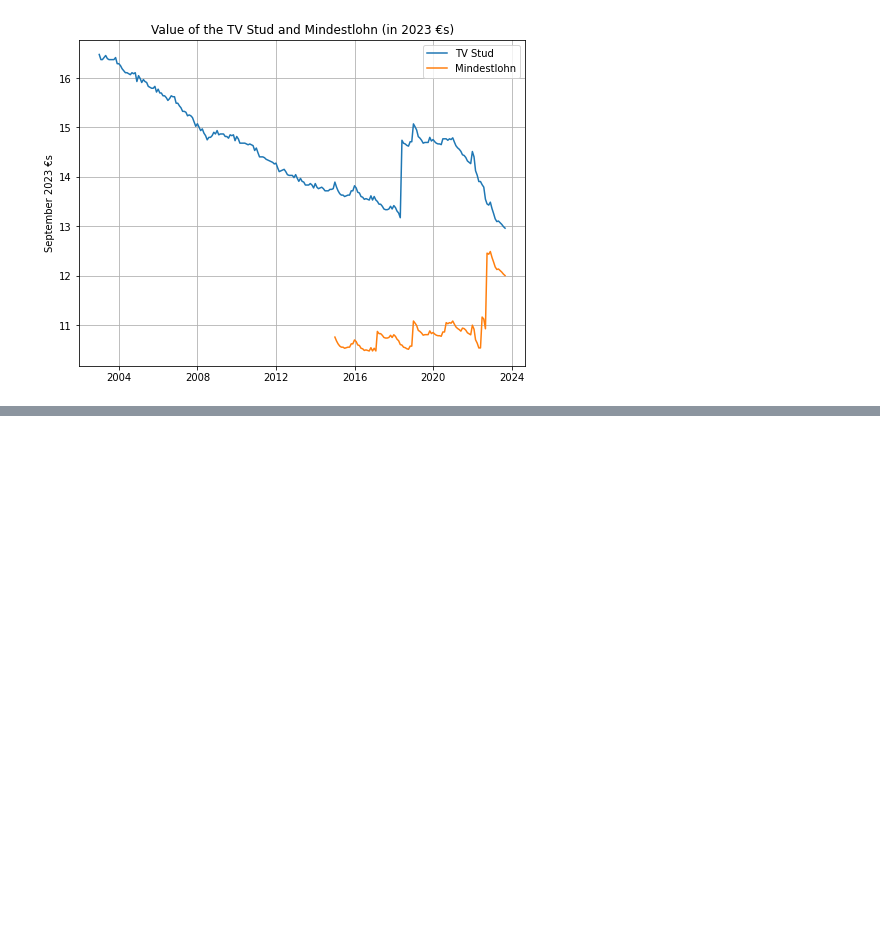
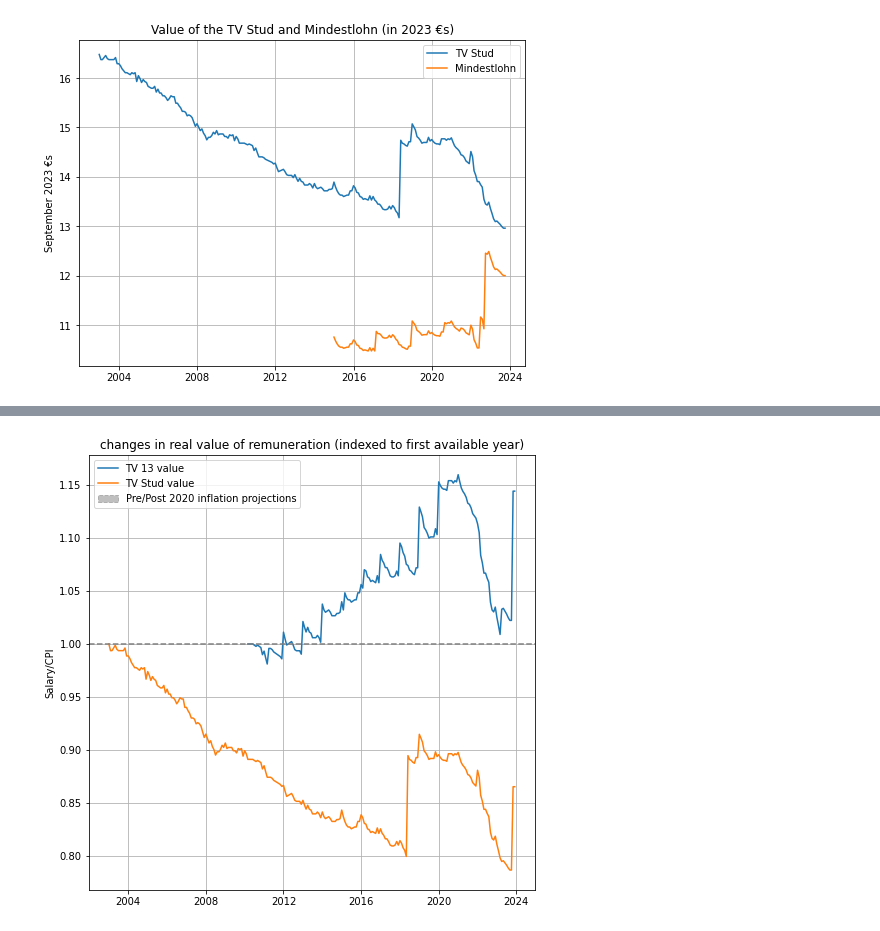
Before and after one commit to mcallaghan/real-wages, a Jupyter notebook: TVSTUD.ipynb, the cells around one changed output, grey strips where cells are left out. Drawn from its saved outputs; the diff is of its cells as text; code cells hidden in the pictures; blank space fills up the shorter version.

```diff
--- a/TVSTUD.ipynb
+++ b/TVSTUD.ipynb
@@ -137,0 +198,14 @@ ax.grid()
+# %%
+
+comp = m_inf.merge(tvsdf, how='outer').merge(mdldf,how='outer').merge(tvdf, how='outer')
+def reindex(comp, var):
+    comp[var] = comp[var].fillna(method='ffill')
+    vbase, cbase = comp.loc[pd.notna(comp[var]),[var,'CPI']].values[0]
+    comp[f'{var}_real'] = (comp[var] / vbase) / (comp['CPI'] / cbase )
+    return comp
+
+comp['CPI'] = comp['CPI'].fillna(method='ffill')
+
+comp = reindex(comp, 'tv_stud')
+comp = reindex(comp, 'tv13')
+comp
@@ -137,0 +230,21 @@ ax.grid()
+# %%
+series = ['tv13_real','tv_stud_real']
+labels = ['TV 13','TV Stud']
+
+fig, ax = plt.subplots(figsize=(8,8))
+
+for i,(s, l) in enumerate(zip(series, labels)):
+    ax.plot(comp['date'],comp[s], label=f'{l} value', color=f'C{i}')
+
+ax.fill_between([],[],[],color='grey', alpha=0.5, ls='--', label='Pre/Post 2020 inflation projections')
+
+ax.axhline(1, ls='--', color='grey')
+
+ax.legend(loc='upper left')
+ax.set_ylabel('Salary/CPI')
+
+ax.set_title('changes in real value of remuneration (indexed to first available year)')
+
+ax.grid()
+# %% [output]
+[figure, added]
```
Also changed, not shown: parts of 10 cells of this notebook.
